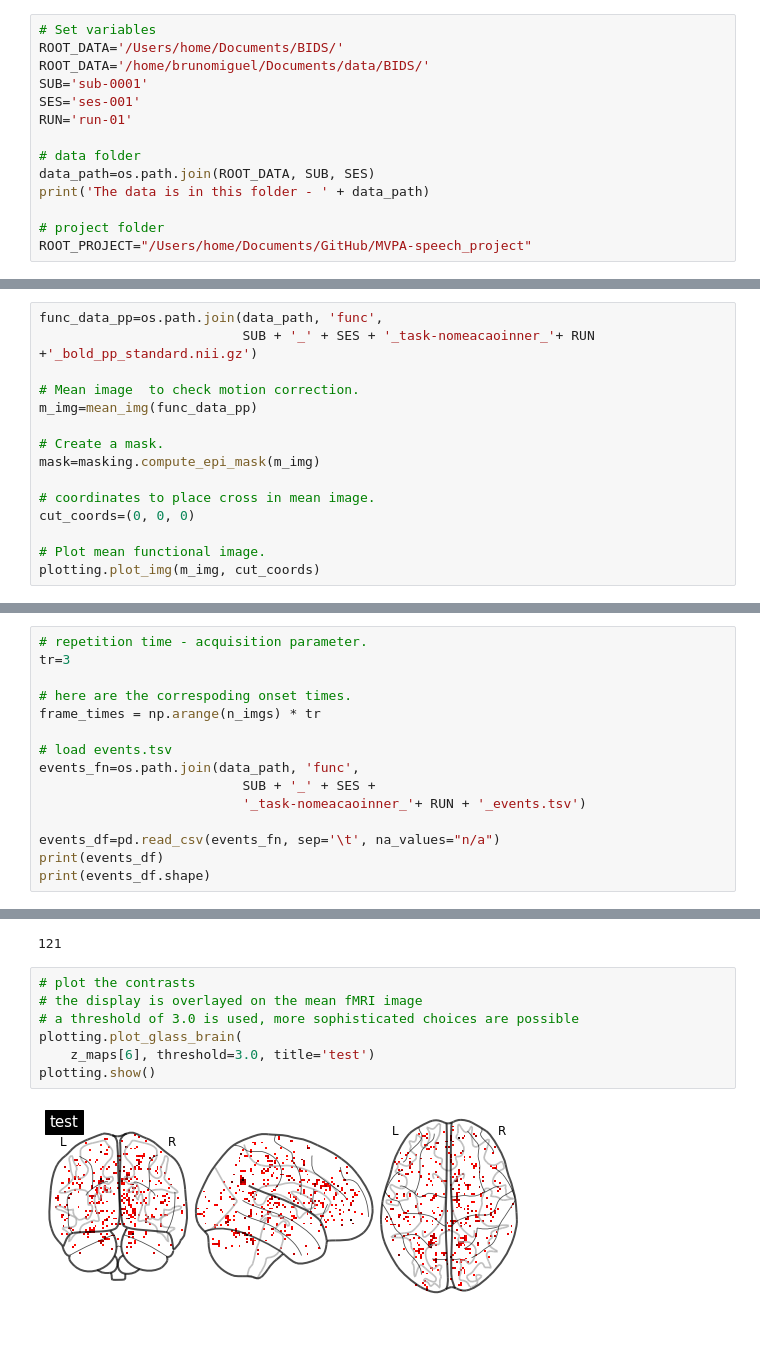
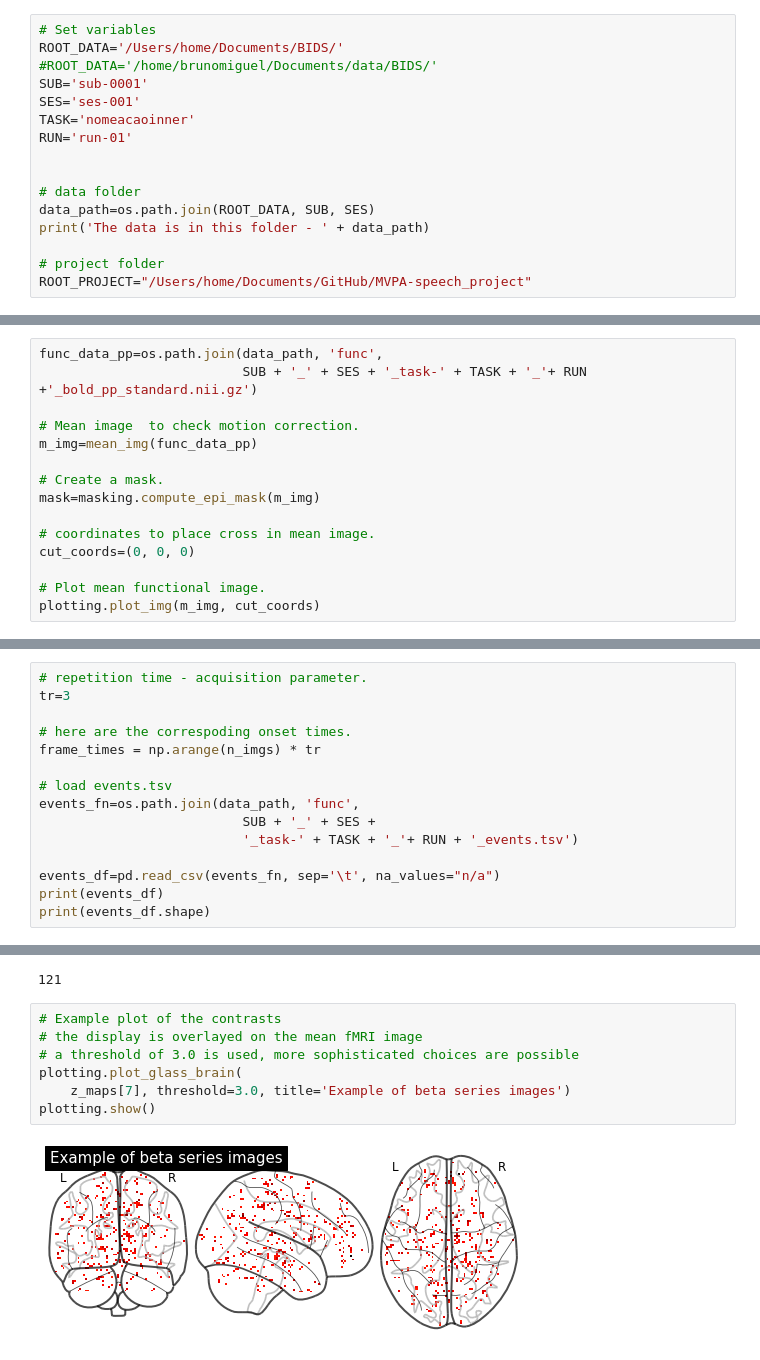
Before and after one commit to brunodireito/MVPA-speech_project, a Jupyter notebook: MVPA-project-admin/pipeline_explained.ipynb, the cells around one changed output, grey strips where cells are left out. Saved outputs shown, nothing was run; the diff lists cells and outputs as text.

```diff
--- a/MVPA-project-admin/pipeline_explained.ipynb
+++ b/MVPA-project-admin/pipeline_explained.ipynb
@@ -30,10 +31,12 @@ To start, we need to inform the software where are the data.
 # %%
 # Set variables
 ROOT_DATA='/Users/home/Documents/BIDS/'
-ROOT_DATA='/home/brunomiguel/Documents/data/BIDS/'
+#ROOT_DATA='/home/brunomiguel/Documents/data/BIDS/'
 SUB='sub-0001'
 SES='ses-001'
+TASK='nomeacaoinner'
 RUN='run-01'
+
 
 # data folder
 data_path=os.path.join(ROOT_DATA, SUB, SES)
@@ -97,7 +98,7 @@ plotting.plot_img(m_img, cut_coords)
 Second step includes the FEAT - fMRI Expert Analysis Tool https://fsl.fmrib.ox.ac.uk/fsl/fslwiki/FEAT.
 # %%
 func_data_pp=os.path.join(data_path, 'func',
-                          SUB + '_' + SES + '_task-nomeacaoinner_'+ RUN +'_bold_pp_standard.nii.gz')
+                          SUB + '_' + SES + '_task-' + TASK + '_'+ RUN +'_bold_pp_standard.nii.gz')
 
 # Mean image  to check motion correction.
 m_img=mean_img(func_data_pp)
@@ -140,7 +141,7 @@ frame_times = np.arange(n_imgs) * tr
 # load events.tsv
 events_fn=os.path.join(data_path, 'func',
                           SUB + '_' + SES +
-                          '_task-nomeacaoinner_'+ RUN + '_events.tsv')
+                          '_task-' + TASK + '_'+ RUN + '_events.tsv')
 
 events_df=pd.read_csv(events_fn, sep='\t', na_values="n/a")
 print(events_df)
@@ -274,11 +282,11 @@ print(len(z_maps))
 # %% [output]
 121
 # %%
-# plot the contrasts
+# Example plot of the contrasts
 # the display is overlayed on the mean fMRI image
 # a threshold of 3.0 is used, more sophisticated choices are possible
 plotting.plot_glass_brain(
-    z_maps[6], threshold=3.0, title='test')
+    z_maps[7], threshold=3.0, title='Example of beta series images')
 plotting.show()
 # %% [output]
-[figure, old version]
+[figure, new version]
```
Also changed, not shown: parts of 20 cells of this notebook.
